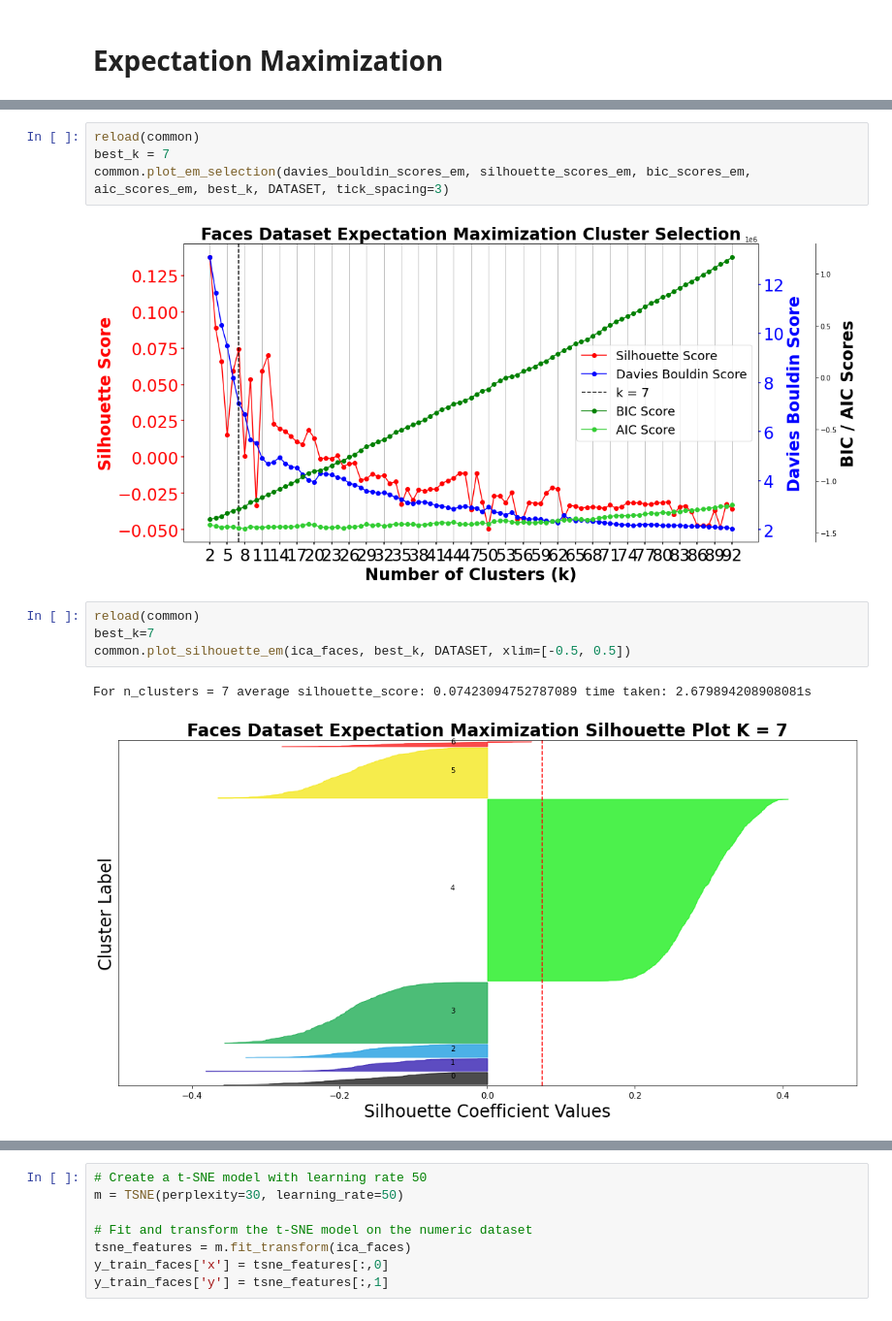
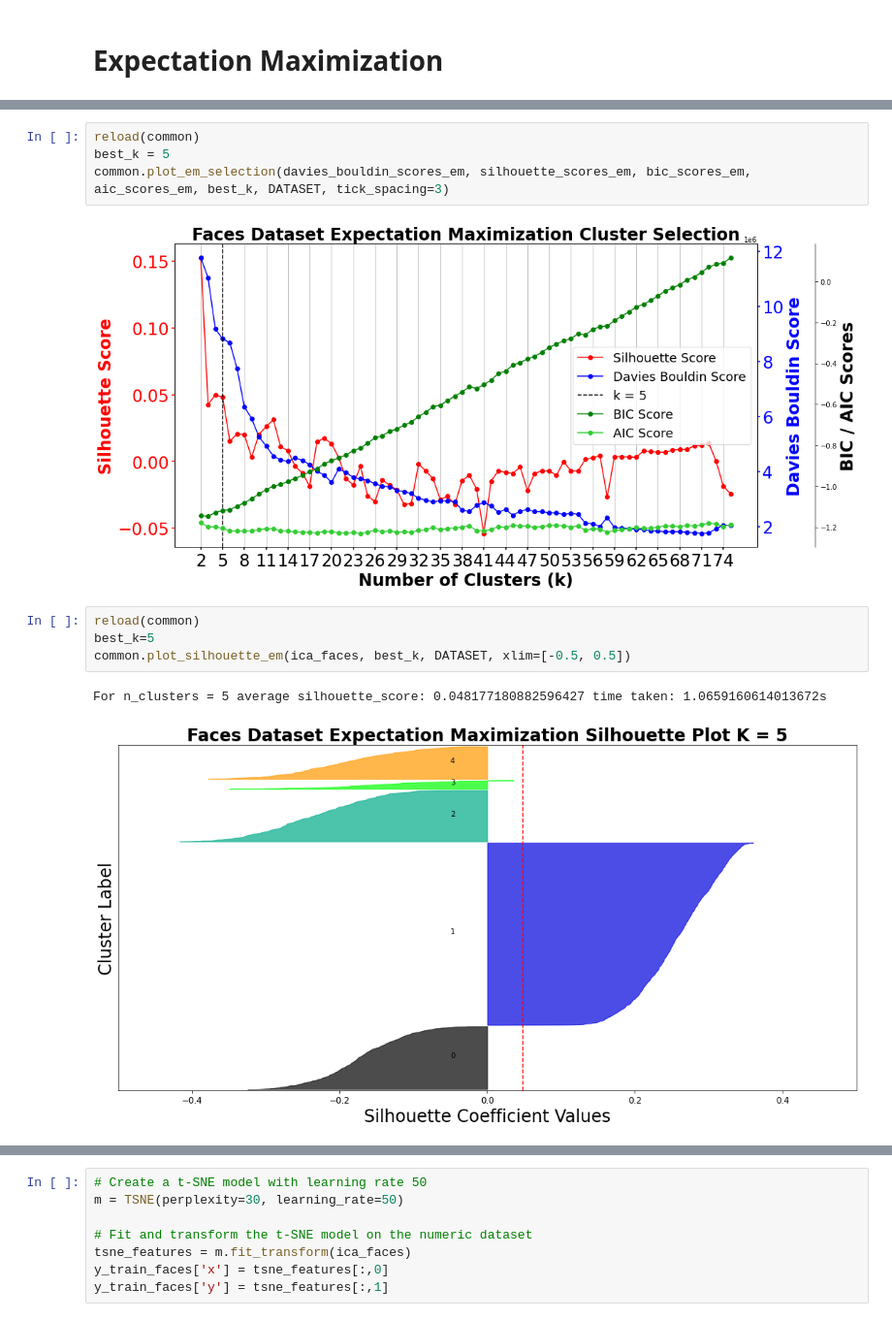
Before and after one commit to Inquisitive-ME/UnSupervisedLearning_Project_Code, a Jupyter notebook: Clustering_DimensionalityReduction/Faces_DR_ICA_Clustering.ipynb, the cells around one changed output, grey strips where cells are left out. Shown at 97% size. Cells and saved outputs as stored; diff of their text form.

```diff
--- a/Clustering_DimensionalityReduction/Faces_DR_ICA_Clustering.ipynb
+++ b/Clustering_DimensionalityReduction/Faces_DR_ICA_Clustering.ipynb
@@ -161,16 +183,16 @@ common.plot_em_all(davies_bouldin_scores_em, silhouette_scores_em, bic_scores_em
 # %%
 reload(common)
-best_k = 7
+best_k = 5
 common.plot_em_selection(davies_bouldin_scores_em, silhouette_scores_em, bic_scores_em, aic_scores_em, best_k, DATASET, tick_spacing=3)
 # %% [output]
-[figure, old version]
+[figure, new version]
 # %%
 reload(common)
-best_k=7
+best_k=5
 common.plot_silhouette_em(ica_faces, best_k, DATASET, xlim=[-0.5, 0.5])
 # %% [output]
-For n_clusters = 7 average silhouette_score: 0.07423094752787089 time taken: 2.679894208908081s
+For n_clusters = 5 average silhouette_score: 0.048177180882596427 time taken: 1.0659160614013672s
-[figure, old version]
+[figure, new version]
 # %%
 start_time = time.time()
 em_model = GaussianMixture(best_k, covariance_type='full', random_state=42)
```
Also changed, not shown: parts of 13 cells of this notebook, 3 other files.
